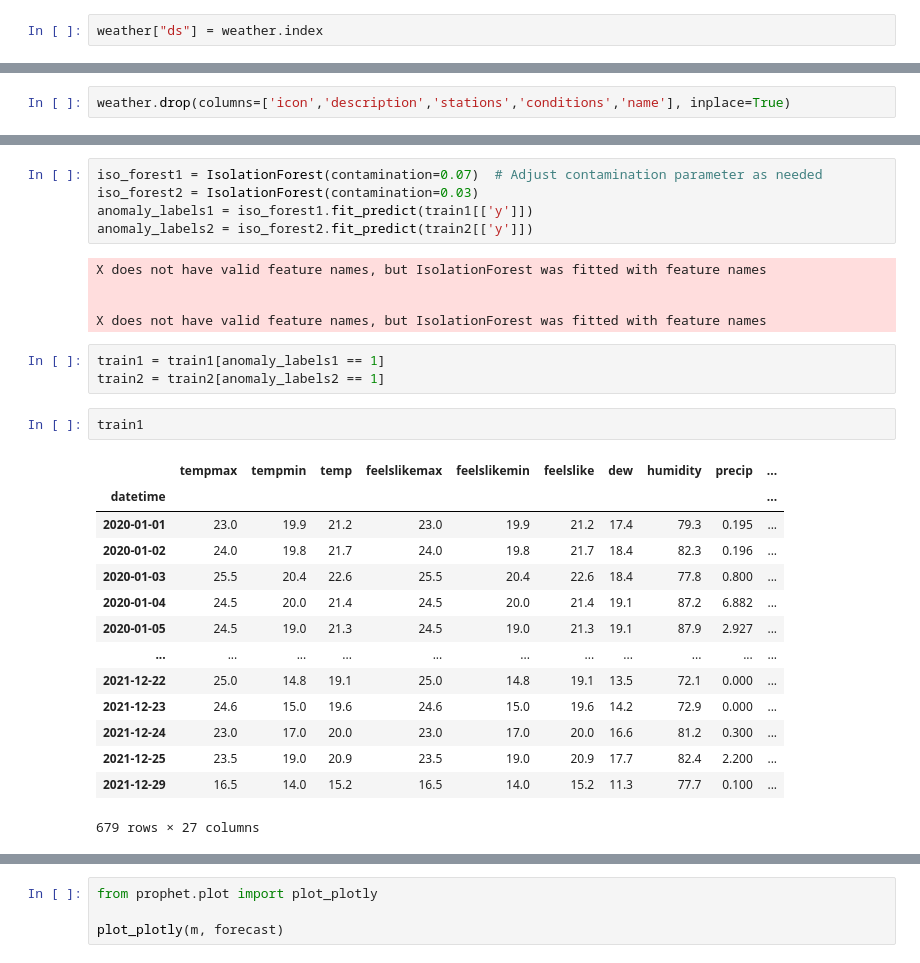
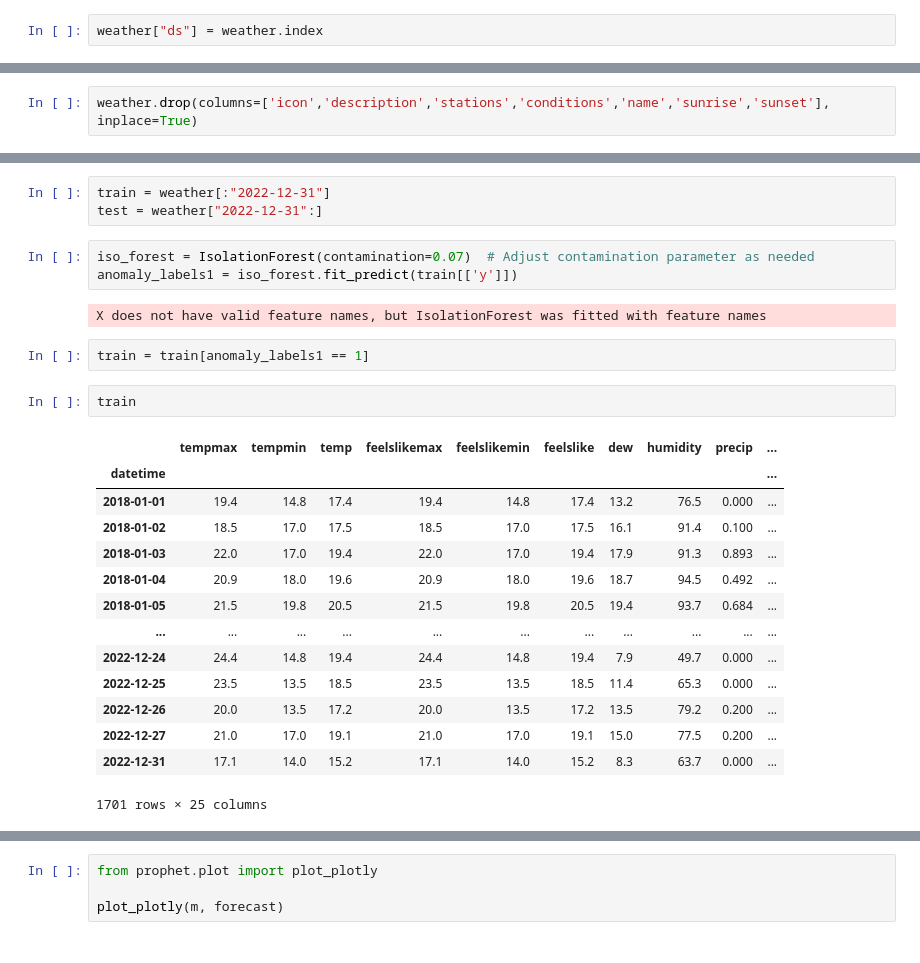
Before and after one commit to 22022658NguyenTienKhoi/13-Weather-Forecast, a Jupyter notebook: untitled1.ipynb, the cells around one changed output, grey strips where cells are left out. Cells and saved outputs as stored; diff of their text form.

```diff
--- a/untitled1.ipynb
+++ b/untitled1.ipynb
@@ -84,6 +86,6 @@ Index(['humidity', 'precip', 'precipprob', 'precipcover', 'windgust',
       dtype='object')
 # %%
-weather.drop(columns=['icon','description','stations','conditions','name'], inplace=True)
+weather.drop(columns=['icon','description','stations','conditions','name','sunrise','sunset'], inplace=True)
 # %%
 print(weather)
 # %% [output]
@@ -111,33 +109,30 @@ test = weather["2023-1-1":]
+# %%
+train = weather[:"2022-12-31"]
+test = weather["2022-12-31":]
 # %%
-iso_forest1 = IsolationForest(contamination=0.07)  # Adjust contamination parameter as needed
-iso_forest2 = IsolationForest(contamination=0.03)
-anomaly_labels1 = iso_forest1.fit_predict(train1[['y']])
-anomaly_labels2 = iso_forest2.fit_predict(train2[['y']])
+iso_forest = IsolationForest(contamination=0.07)  # Adjust contamination parameter as needed
+anomaly_labels1 = iso_forest.fit_predict(train[['y']])
 # %% [output]
 X does not have valid feature names, but IsolationForest was fitted with feature names
-
-
-X does not have valid feature names, but IsolationForest was fitted with feature names
-# %%
-train1 = train1[anomaly_labels1 == 1]
-train2 = train2[anomaly_labels2 == 1]
-# %%
-train1
-# %% [output]
-|  | tempmax | tempmin | temp | feelslikemax | feelslikemin | feelslike | dew | humidity | precip | ... |
-| datetime |  |  |  |  |  |  |  |  |  | ... |
-| 2020-01-01 | 23.0 | 19.9 | 21.2 | 23.0 | 19.9 | 21.2 | 17.4 | 79.3 | 0.195 | ... |
-| 2020-01-02 | 24.0 | 19.8 | 21.7 | 24.0 | 19.8 | 21.7 | 18.4 | 82.3 | 0.196 | ... |
-| 2020-01-03 | 25.5 | 20.4 | 22.6 | 25.5 | 20.4 | 22.6 | 18.4 | 77.8 | 0.800 | ... |
-| 2020-01-04 | 24.5 | 20.0 | 21.4 | 24.5 | 20.0 | 21.4 | 19.1 | 87.2 | 6.882 | ... |
-| 2020-01-05 | 24.5 | 19.0 | 21.3 | 24.5 | 19.0 | 21.3 | 19.1 | 87.9 | 2.927 | ... |
-| ... | ... | ... | ... | ... | ... | ... | ... | ... | ... | ... |
-| 2021-12-22 | 25.0 | 14.8 | 19.1 | 25.0 | 14.8 | 19.1 | 13.5 | 72.1 | 0.000 | ... |
-| 2021-12-23 | 24.6 | 15.0 | 19.6 | 24.6 | 15.0 | 19.6 | 14.2 | 72.9 | 0.000 | ... |
-| 2021-12-24 | 23.0 | 17.0 | 20.0 | 23.0 | 17.0 | 20.0 | 16.6 | 81.2 | 0.300 | ... |
-| 2021-12-25 | 23.5 | 19.0 | 20.9 | 23.5 | 19.0 | 20.9 | 17.7 | 82.4 | 2.200 | ... |
-| 2021-12-29 | 16.5 | 14.0 | 15.2 | 16.5 | 14.0 | 15.2 | 11.3 | 77.7 | 0.100 | ... |
-679 rows × 27 columns
+# %%
+train = train[anomaly_labels1 == 1]
+# %%
+train
+# %% [output]
+|  | tempmax | tempmin | temp | feelslikemax | feelslikemin | feelslike | dew | humidity | precip | ... |
+| datetime |  |  |  |  |  |  |  |  |  | ... |
+| 2018-01-01 | 19.4 | 14.8 | 17.4 | 19.4 | 14.8 | 17.4 | 13.2 | 76.5 | 0.000 | ... |
+| 2018-01-02 | 18.5 | 17.0 | 17.5 | 18.5 | 17.0 | 17.5 | 16.1 | 91.4 | 0.100 | ... |
+| 2018-01-03 | 22.0 | 17.0 | 19.4 | 22.0 | 17.0 | 19.4 | 17.9 | 91.3 | 0.893 | ... |
+| 2018-01-04 | 20.9 | 18.0 | 19.6 | 20.9 | 18.0 | 19.6 | 18.7 | 94.5 | 0.492 | ... |
+| 2018-01-05 | 21.5 | 19.8 | 20.5 | 21.5 | 19.8 | 20.5 | 19.4 | 93.7 | 0.684 | ... |
+| ... | ... | ... | ... | ... | ... | ... | ... | ... | ... | ... |
+| 2022-12-24 | 24.4 | 14.8 | 19.4 | 24.4 | 14.8 | 19.4 | 7.9 | 49.7 | 0.000 | ... |
+| 2022-12-25 | 23.5 | 13.5 | 18.5 | 23.5 | 13.5 | 18.5 | 11.4 | 65.3 | 0.000 | ... |
+| 2022-12-26 | 20.0 | 13.5 | 17.2 | 20.0 | 13.5 | 17.2 | 13.5 | 79.2 | 0.200 | ... |
+| 2022-12-27 | 21.0 | 17.0 | 19.1 | 21.0 | 17.0 | 19.1 | 15.0 | 77.5 | 0.200 | ... |
+| 2022-12-31 | 17.1 | 14.0 | 15.2 | 17.1 | 14.0 | 15.2 | 8.3 | 63.7 | 0.000 | ... |
+1701 rows × 25 columns
 # %%
 from prophet import Prophet
 
```
Also changed, not shown: parts of 22 cells of this notebook.
